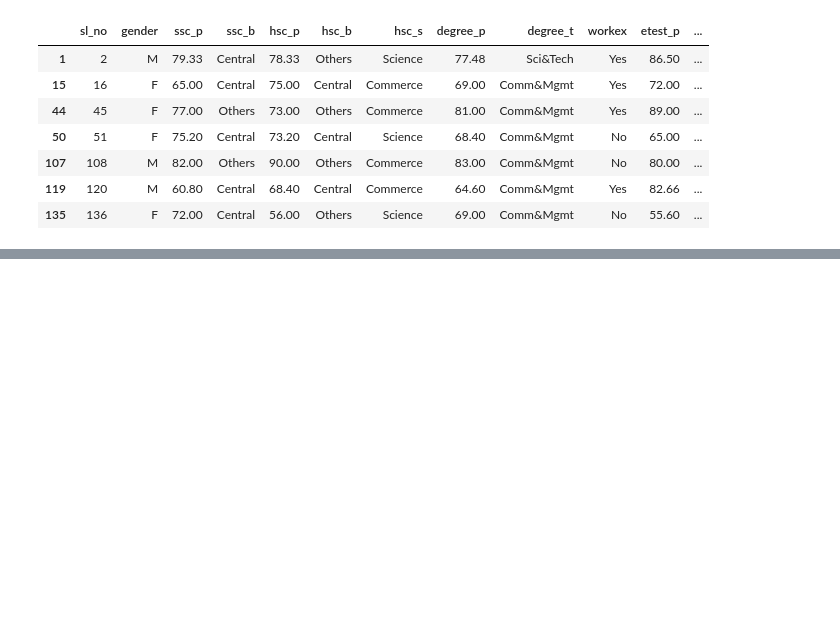
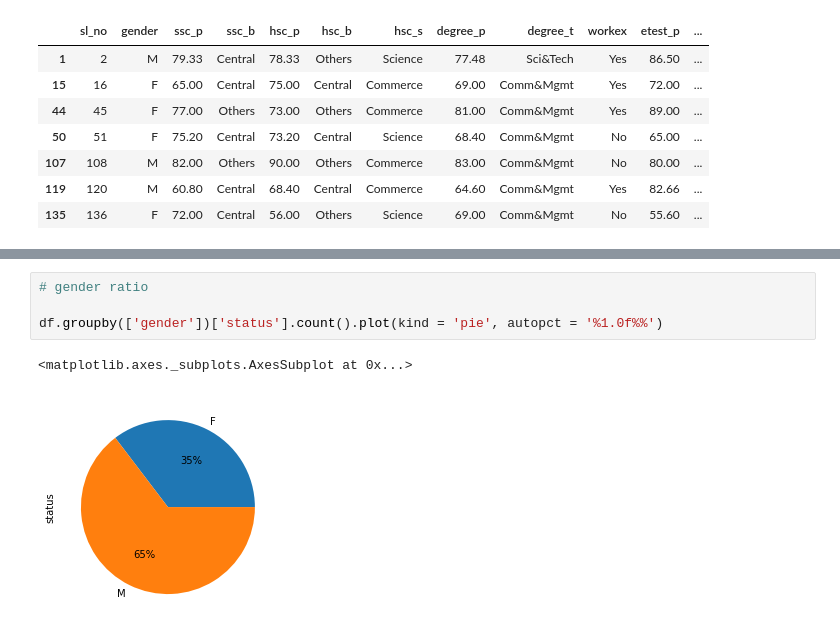
Before and after one commit to aman-thapa/Campus-placement-predictor, a Jupyter notebook: Campus_Placement_Predictor.ipynb, the cells around one changed output, grey strips where cells are left out. Drawn from its saved outputs; the diff is of its cells as text; blank space fills up the shorter version.

```diff
--- a/Campus_Placement_Predictor.ipynb
+++ b/Campus_Placement_Predictor.ipynb
@@ -235,0 +251,7 @@ df[(df['salary'] == max(df['salary'])) | (df['salary'] == min(df['salary']))]
+# %%
+# gender ratio
+
+df.groupby(['gender'])['status'].count().plot(kind = 'pie', autopct = '%1.0f%%')
+# %% [output]
+<matplotlib.axes._subplots.AxesSubplot at 0x...>
+[figure, added]
```
Also changed, not shown: parts of 24 cells of this notebook.
